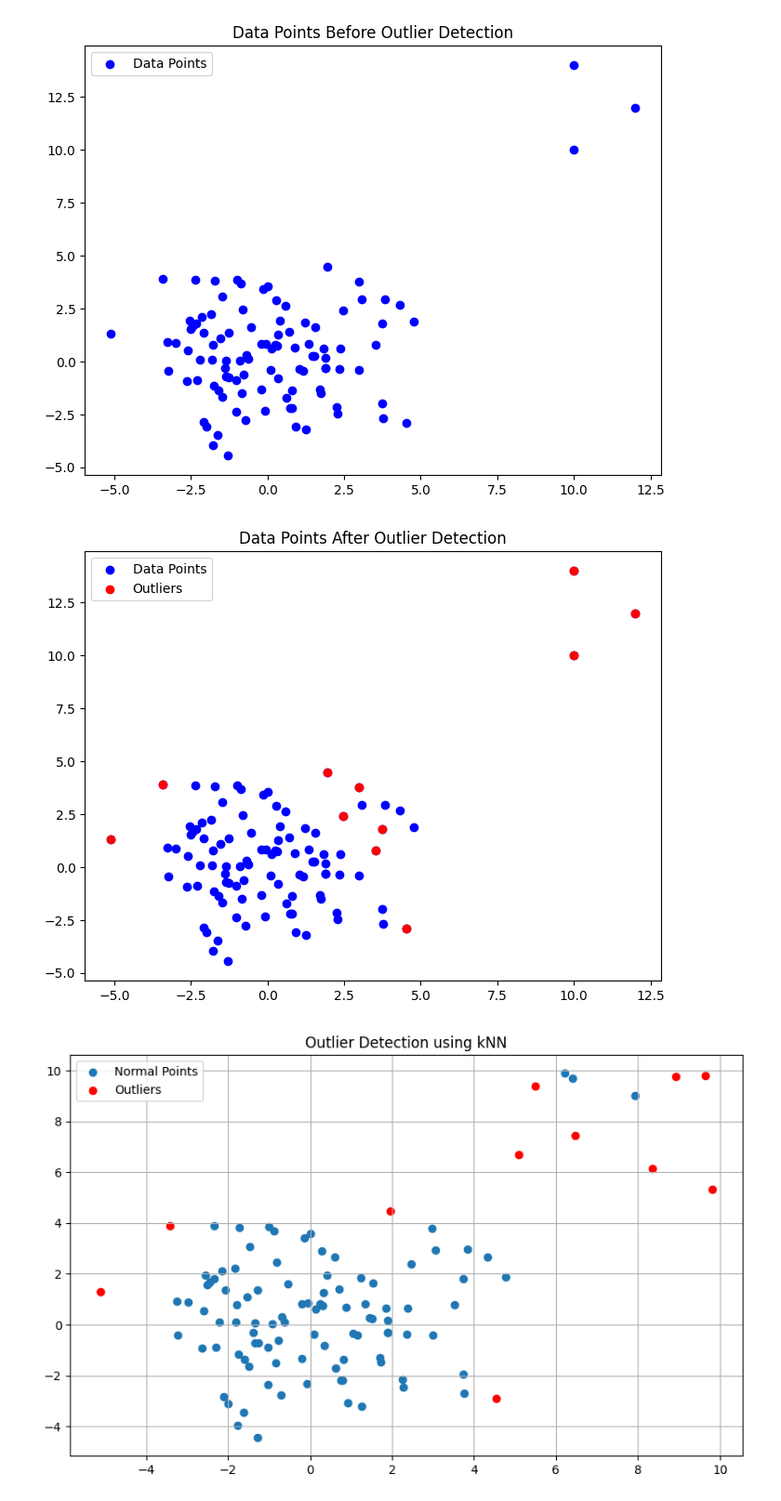
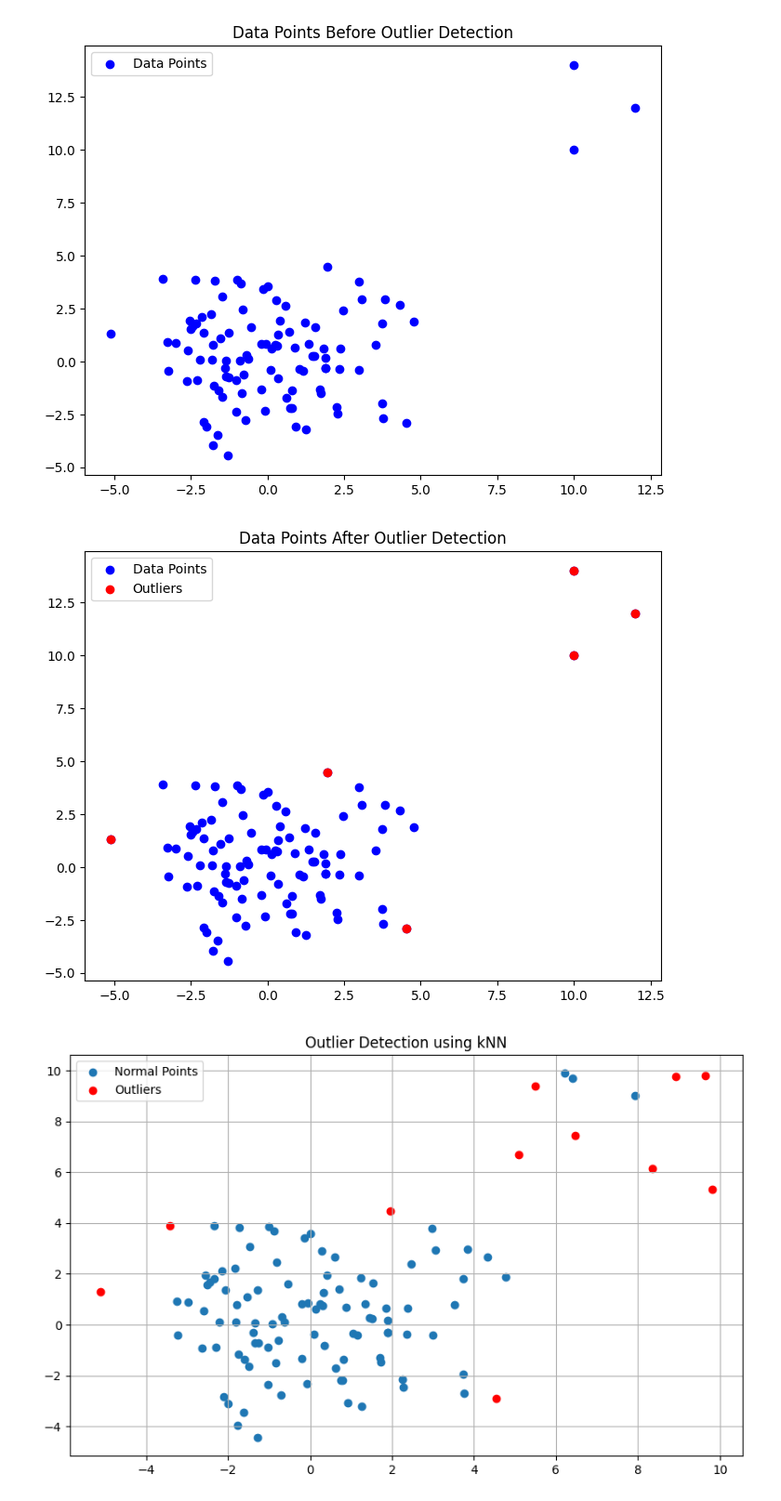
Before and after one commit to Shriram-Vibhute/CampusX-DSMP2.0, a Jupyter notebook: Data Science/Outlier Detection/Multivariate Techniques.ipynb, the cells around one changed output. Shown: that part at 93% size. Drawn from its saved outputs; the diff is of its cells as text; code cells hidden in the pictures.

```diff
--- a/Data Science/Outlier Detection/Multivariate Techniques.ipynb
+++ b/Data Science/Outlier Detection/Multivariate Techniques.ipynb
@@ -105,30 +144,30 @@ plt.show()
 # %%
 # Set the number of neighbors
 k = 2
 
 # Fit the model
-nbrs = NearestNeighbors(n_neighbors=k + 1).fit(X)
+nbrs = NearestNeighbors(n_neighbors = k + 4).fit(X) # The plus 4 is to avoid the point itself
 distances, indices = nbrs.kneighbors(X)
 
 # Calculate the outlier score
 outlier_scores = np.mean(distances[:, 1:], axis=1)
 
 # Determine a threshold
-threshold = np.percentile(outlier_scores, 90)  # using the 95th percentile as the threshold
+threshold = np.percentile(outlier_scores, 95)  # using the 95th percentile as the threshold
 
 # Identify outliers
 outlier_indices = np.where(outlier_scores > threshold)[0]
 outliers = X[outlier_indices]
 
 # Plot the data after outlier detection
 plt.figure(figsize=(8, 6))
 plt.scatter(X[:, 0], X[:, 1], color='blue', label='Data Points')
 plt.scatter(outliers[:, 0], outliers[:, 1], color='red', label='Outliers')
 plt.title('Data Points After Outlier Detection')
 plt.legend()
 plt.show()
 # %% [output]
-[figure, old version]
+[figure, new version]
 # %%
 import numpy as np
 
```
Also changed, not shown: parts of 10 cells of this notebook, 2 other files.
